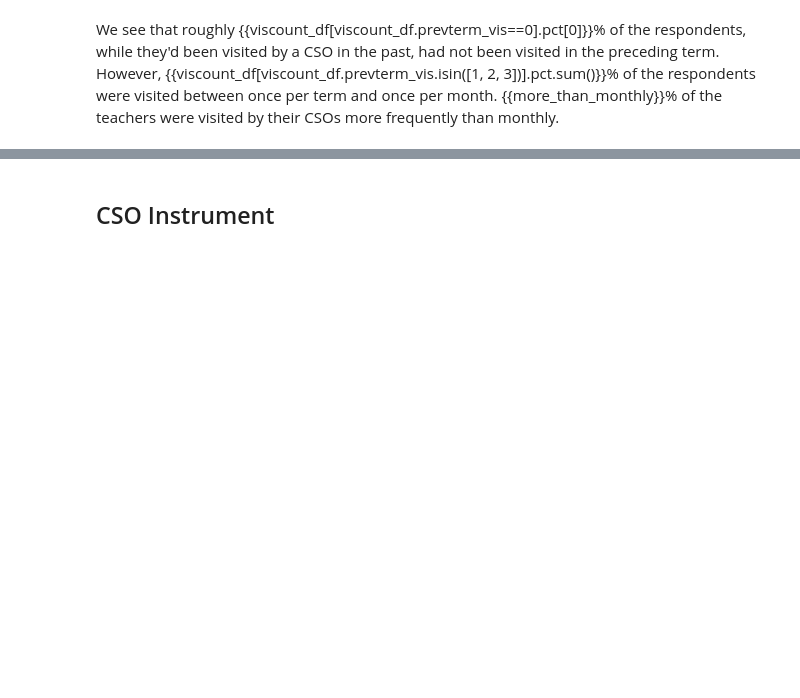
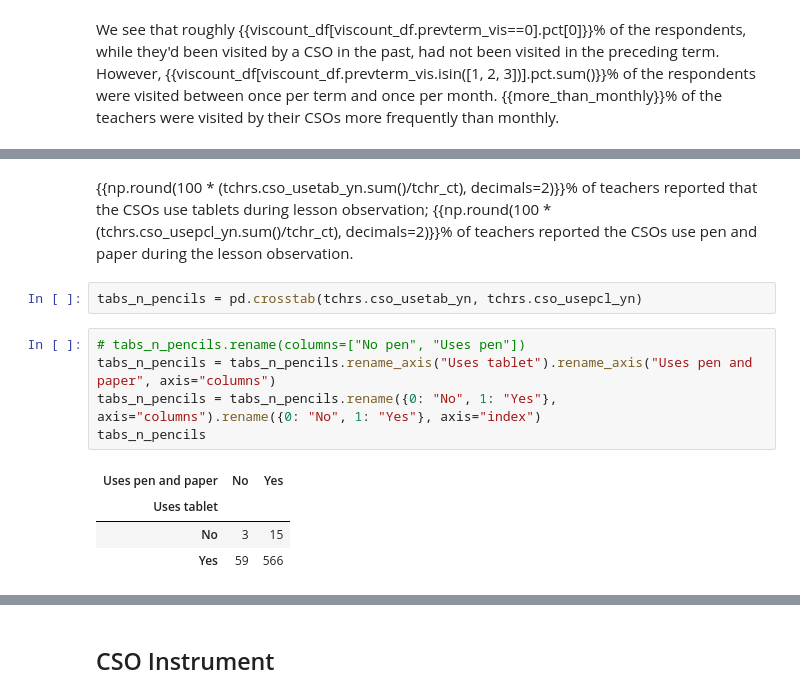
Before and after one commit to TSSlade/tusome-d4dm, a Jupyter notebook: tusome-d4dm exploration.ipynb, the cells around one changed output, grey strips where cells are left out. Drawn from its saved outputs; the diff is of its cells as text; blank space fills up the shorter version.

```diff
--- a/tusome-d4dm exploration.ipynb
+++ b/tusome-d4dm exploration.ipynb
@@ -105,0 +127,14 @@ Name: vis_act_other_det, dtype: object
+# %% [markdown]
+{{np.round(100 * (tchrs.cso_usetab_yn.sum()/tchr_ct), decimals=2)}}% of teachers reported that the CSOs use tablets during lesson observation; {{np.round(100 * (tchrs.cso_usepcl_yn.sum()/tchr_ct), decimals=2)}}% of teachers reported the CSOs use pen and paper during the lesson observation.
+# %%
+tabs_n_pencils = pd.crosstab(tchrs.cso_usetab_yn, tchrs.cso_usepcl_yn)
+# %%
+# tabs_n_pencils.rename(columns=["No pen", "Uses pen"])
+tabs_n_pencils = tabs_n_pencils.rename_axis("Uses tablet").rename_axis("Uses pen and paper", axis="columns")
+tabs_n_pencils = tabs_n_pencils.rename({0: "No", 1: "Yes"}, axis="columns").rename({0: "No", 1: "Yes"}, axis="index")
+tabs_n_pencils
+# %% [output]
+| Uses pen and paper | No | Yes |
+| Uses tablet |  |  |
+| No | 3 | 15 |
+| Yes | 59 | 566 |
```
Also changed, not shown: parts of 13 cells of this notebook, 1 other file.
